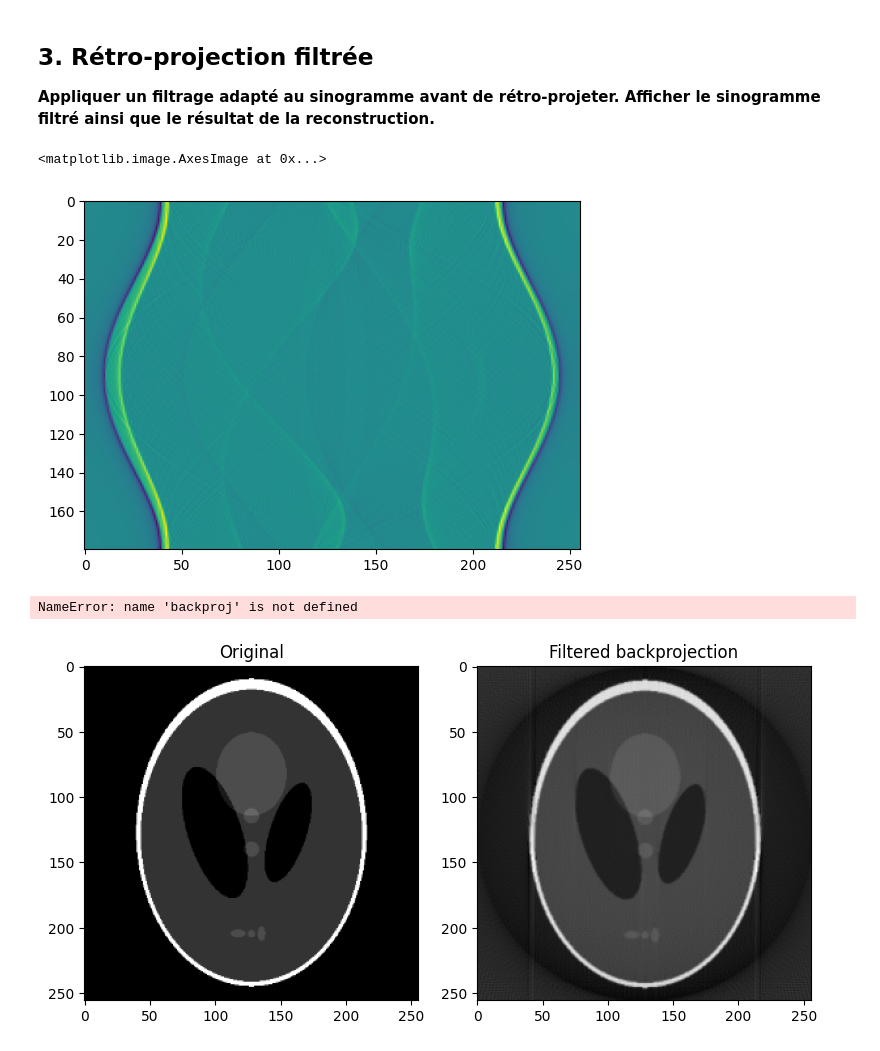
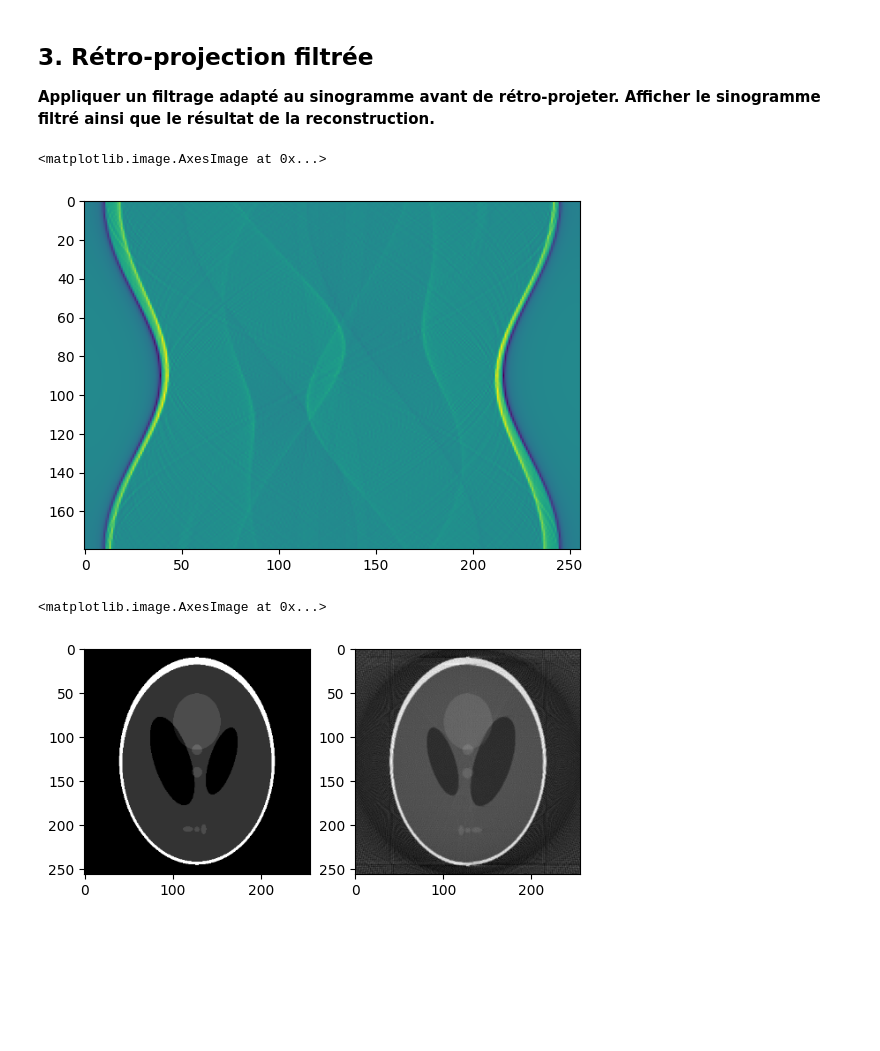
Before and after one commit to Mascof17/projet_optim, a Jupyter notebook: X-Ray Tomography.ipynb, the cells around one changed output. Saved outputs shown, nothing was run; the diff lists cells and outputs as text; code cells hidden in the pictures; blank space fills up the shorter version.

Commit message:
j'ai remis les images verticales, mais j'ai des soucis car il y a une symétrie d'axe vertical...

```diff
--- a/X-Ray Tomography.ipynb
+++ b/X-Ray Tomography.ipynb
@@ -66,7 +66,7 @@ def radon_transform(image, theta):
   sinogram = []    #avant c'était une constante, on retourne la liste des sinograms pour chaque angle
   for angle in theta:
     rotated_picture = rotate(image, angle)
-    sinogram.append(np.sum(rotated_picture, axis=0))
+    sinogram.append(np.sum(rotated_picture, axis=1))
 
   return sinogram
 
@@ -207,13 +207,16 @@ filtered_sinogram = filter_sinogram(sinogram, N_t)
 plt.imshow(filtered_sinogram)
 # %% [output]
 <matplotlib.image.AxesImage at 0x...>
-[figure, old version]
+[figure, new version]
 # %%
 # Filtered backpropagation
-frec = backproj(filtered_sinogram, N_t, angles_count, N)
+frec = backproj_2(filtered_sinogram, N_t, angles_count)
-# %% [output]
-NameError: name 'backproj' is not defined
 # %%
 # Display the reconstructed and the original images
+plt.subplot(1, 2, 2)
+plt.imshow(frec, cmap='gray')
+plt.subplot(1, 2, 1)
+plt.imshow(image, cmap='gray')
 # %% [output]
+<matplotlib.image.AxesImage at 0x...>
-[figure, old version]
+[figure, new version]
```
Also changed, not shown: parts of 2 cells of this notebook.
